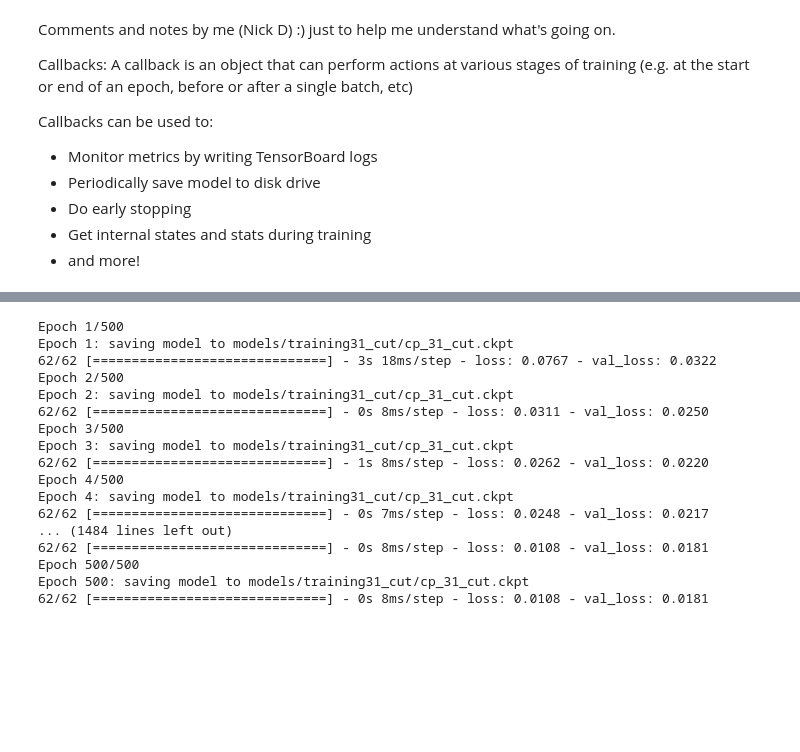
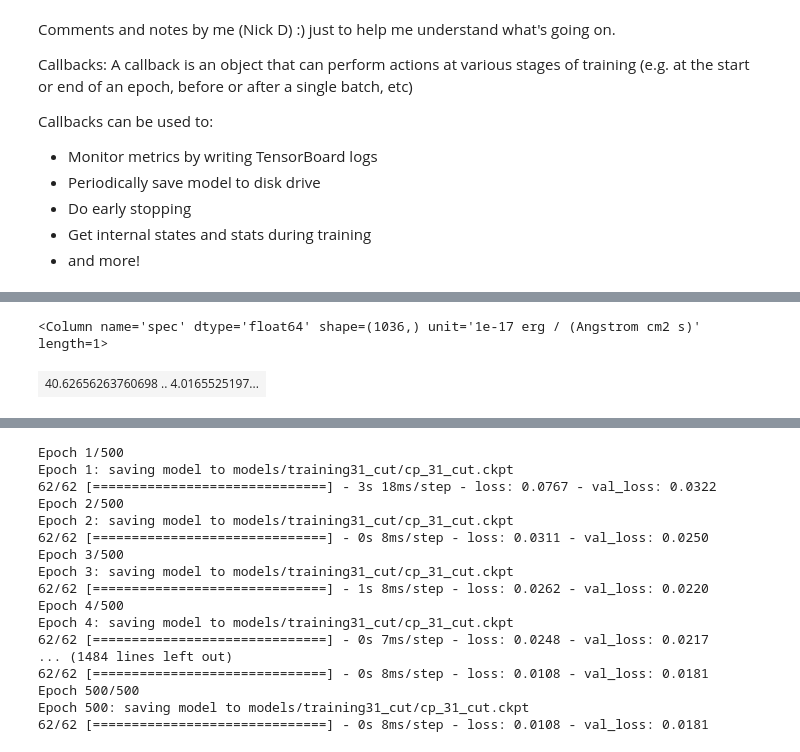
Before and after one commit to nickdavila/LAE-ML-Classification, a Jupyter notebook: Modified_ValentinaAutoEnc.ipynb, the cells around one changed output, grey strips where cells are left out. Drawn from its saved outputs; the diff is of its cells as text; code cells hidden in the pictures; blank space fills up the shorter version.

```diff
--- a/Modified_ValentinaAutoEnc.ipynb
+++ b/Modified_ValentinaAutoEnc.ipynb
@@ -47,0 +45,12 @@ training_index = "31_cut"
+# %%
+# Opening H20 NEP catalog and converting it into a pandas DF
+# H20 is stricly photometry sources
+H20_NEP_catalog = fits.open('H20_NEP_VIRUS_OVERLAP_CAT_10_2021.fits', memmap = True)
+H20_NEP_data = H20_NEP_catalog[1].data
+H20_NEP_DF = pd.DataFrame(H20_NEP_data, columns=H20_NEP_data.columns.names)
+
+# For now, the only useful columns for us in H20 NEP is RA and DEC.
+useful_h20nep_cols = ['RA_MODELING', 'DEC_MODELING', 'VALID_SOURCE_MODELING']
+
+# From the original DFs, taking the useful columns
+reduced_h20nep_df = H20_NEP_DF.loc[:, useful_h20nep_cols]
@@ -47,0 +59,7 @@ training_index = "31_cut"
+# %%
+# For now, no need to specify a field. But once trained, we want to run this for the NEP field!
+# The VALID_SOURCE_MODELING column which just tells us that the model was able to converge and get fluxes from the source
+# False valid source modeling means that the model used to measure the fluxes failed somehow so we cannot use that galaxy reliably
+# We want the true ones since we know the model was able to find a galaxy and we can use that for
+# our imaging counterpart identification (ie: to use these galaxy to check if there is a galaxy at our new extraction coordinate)
+h20_valid_source_check = reduced_h20nep_df[reduced_h20nep_df['VALID_SOURCE_MODELING'] == True]
@@ -47,0 +102,5 @@ training_index = "31_cut"
+# %%
+random_nep_spectra[0][0]['spec']
+# %% [output]
+<Column name='spec' dtype='float64' shape=(1036,) unit='1e-17 erg / (Angstrom cm2 s)' length=1>
+| 40.62656263760698 .. 4.0165525197... |
```
Also changed, not shown: parts of 13 cells of this notebook.
